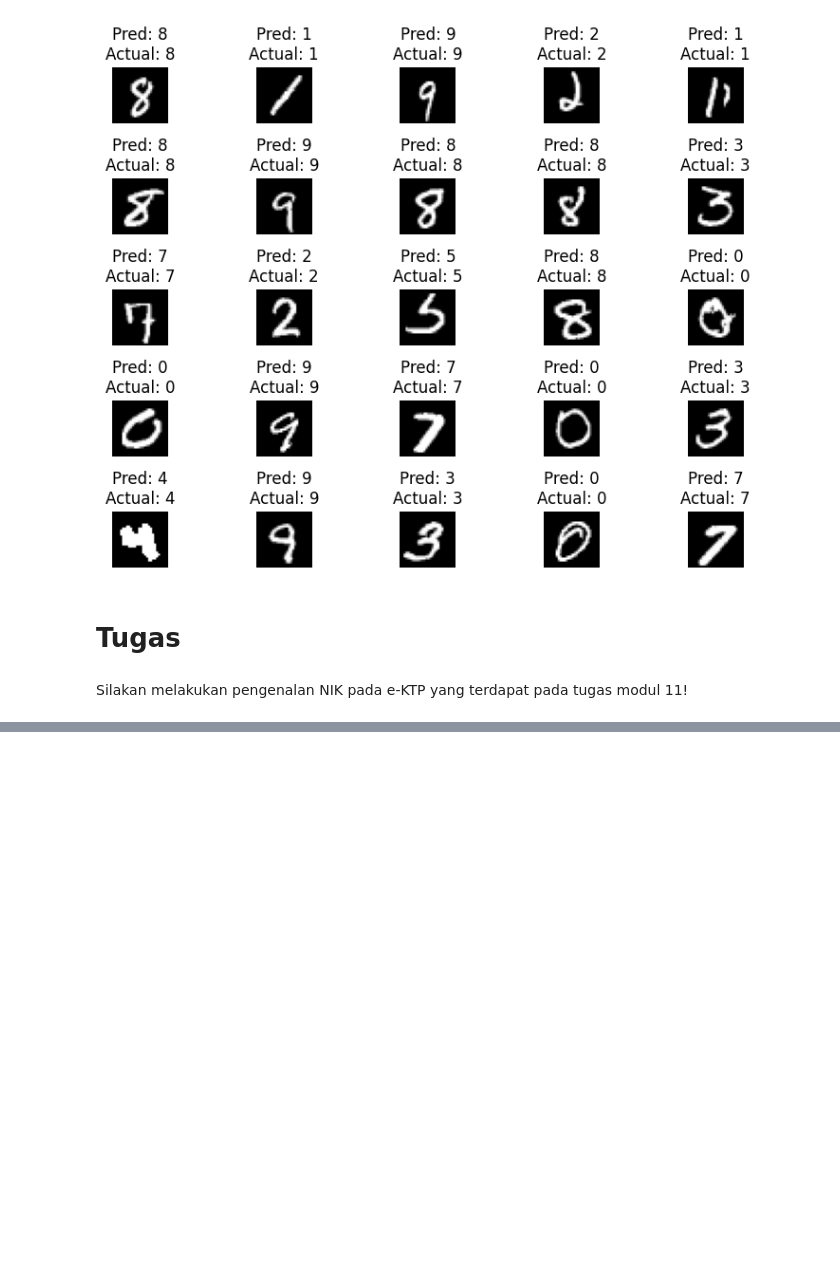
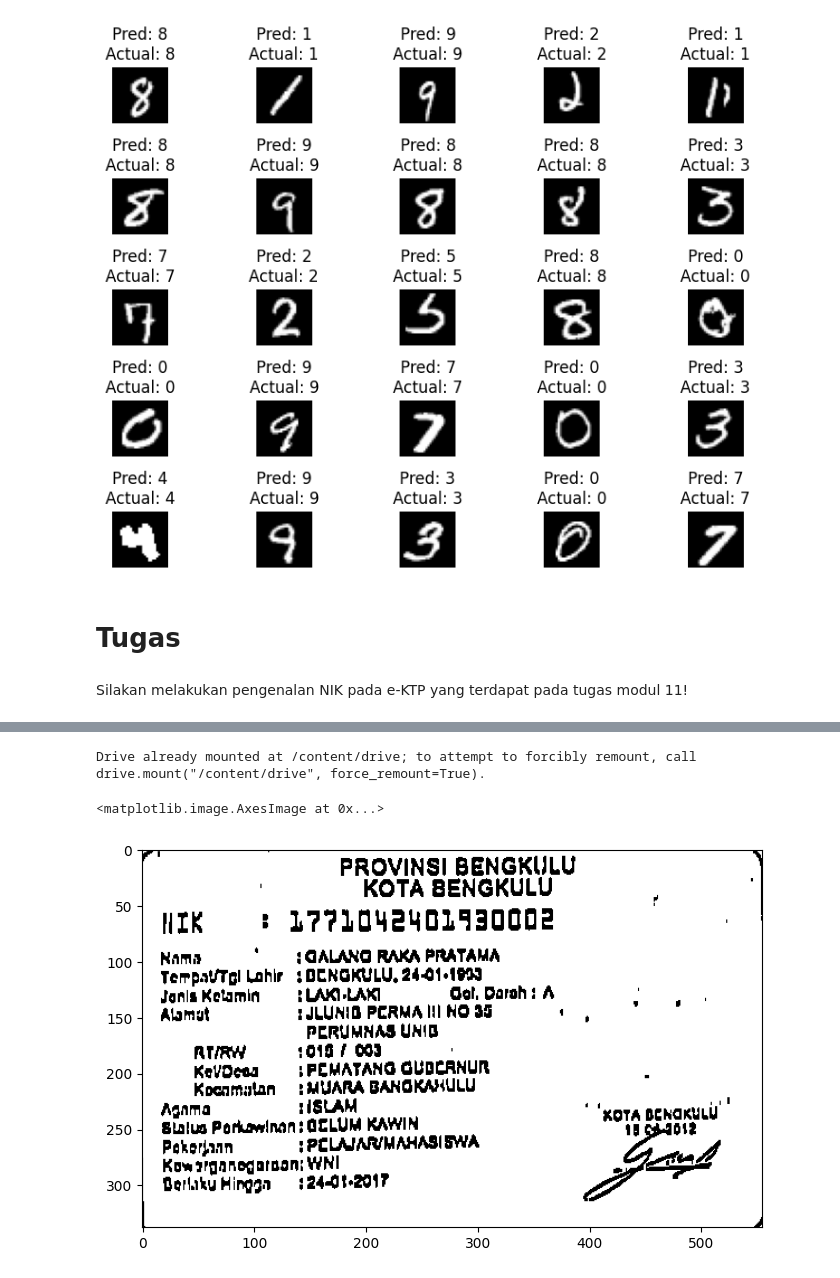
Before and after one commit to hilmimughid/PCVK_Ganjil_2023, a Jupyter notebook: Week_12.ipynb, the cells around one changed output, grey strips where cells are left out. Saved outputs shown, nothing was run; the diff lists cells and outputs as text; code cells hidden in the pictures; blank space fills up the shorter version.

```diff
--- a/Week_12.ipynb
+++ b/Week_12.ipynb
@@ -621,2 +591,64 @@ plt.imshow(cv2.cvtColor(ktp, cv2.COLOR_BGR2RGB))
+# %%
+import cv2 as cv # Mengimpor modul cv2 dan memberinya alias cv
+import cv2 # Mengimpor modul cv2
+import numpy as np # Mengimpor modul numpy dan memberinya alias np
+from matplotlib import pyplot as plt # Mengimpor pyplot dari modul matplotlib dan memberinya alias plt
+
+from google.colab import drive # Mengimpor modul drive dari google.colab
+
+drive.mount('/content/drive') # Mount Google Drive
+
+# Membaca gambar dari direktori yang ditentukan
+img = cv.imread('/content/drive/MyDrive/PCVK/Images/KTP_More/ktp1.png')
+# Memotong gambar untuk menghilangkan bagian yang tidak perlu
+img = img[:, 25:580]
+
+plt.figure(figsize=(8, 12)) # Membuat figure dengan ukuran 8x12
+
+# Mengaburkan gambar dengan Gaussian Blur
+blurred_image = cv2.GaussianBlur(img, (3,3), 0)
+
+# Mengubah gambar menjadi grayscale
+img_gray = cv2.cvtColor(blurred_image, cv.COLOR_BGR2GRAY)
+# Melakukan equalization pada gambar grayscale
+equalized_image = cv2.equalizeHist(img_gray)
+
+block_size = 11
+constant = 15
+
+# Melakukan adaptive thresholding pada gambar grayscale
+thresholded_image = cv2.adaptiveThreshold(
+    img_gray, 255, cv2.ADAPTIVE_THRESH_GAUSSIAN_C, cv2.THRESH_BINARY, block_size, constant)
+
+# Membuat kernel berukuran 2x1 untuk operasi morfologi
+kernel = np.ones((2, 1), np.uint8)
+
+# Melakukan operasi erosi pada gambar yang telah di threshold
+morph_image = cv2.erode(thresholded_image,  kernel, iterations=2)
+
+# Mencari kontur pada gambar
+contours, hierarchy = cv.findContours(morph_image.copy(), cv.RETR_TREE, cv.CHAIN_APPROX_NONE)
+for cnt in contours: # Untuk setiap kontur yang ditemukan
+    x, y, w, h = cv.boundingRect(cnt) # Mendapatkan koordinat dan ukuran bounding box
+
+    ras = format(w / h, '.2f') # Menghitung rasio antara lebar dan tinggi bounding box
+
+    if h >= 8 and w >= 4 and float(ras) <= 4: # Jika tinggi >= 8, lebar >= 4, dan rasio <= 4
+
+      # Membuat rectangle pada gambar asli dengan koordinat dan ukuran dari bounding box
+      cv.rectangle(img, (x, y), (x + w, y + h), (0, 255, 0), thickness=1)
+
+# Mengubah gambar menjadi RGB
+contour_image = cv.cvtColor(img, cv.COLOR_BGR2RGB)
+# Mengubah gambar hasil erosi menjadi RGB
+eroded_image = cv.cvtColor(morph_image, cv.COLOR_GRAY2RGB)
+# Mengubah gambar hasil thresholding menjadi RGB
+thresholded_image = cv.cvtColor(thresholded_image, cv.COLOR_GRAY2RGB)
+
+plt.imshow(eroded_image)
+# %% [output]
+Drive already mounted at /content/drive; to attempt to forcibly remount, call drive.mount("/content/drive", force_remount=True).
+<matplotlib.image.AxesImage at 0x...>
+[figure, added]
 # %%
 # Melakukan cropping pada gambar 'ktp' berdasarkan koordinat yang telah ditentukan
```
Also changed, not shown: parts of 12 cells of this notebook.
